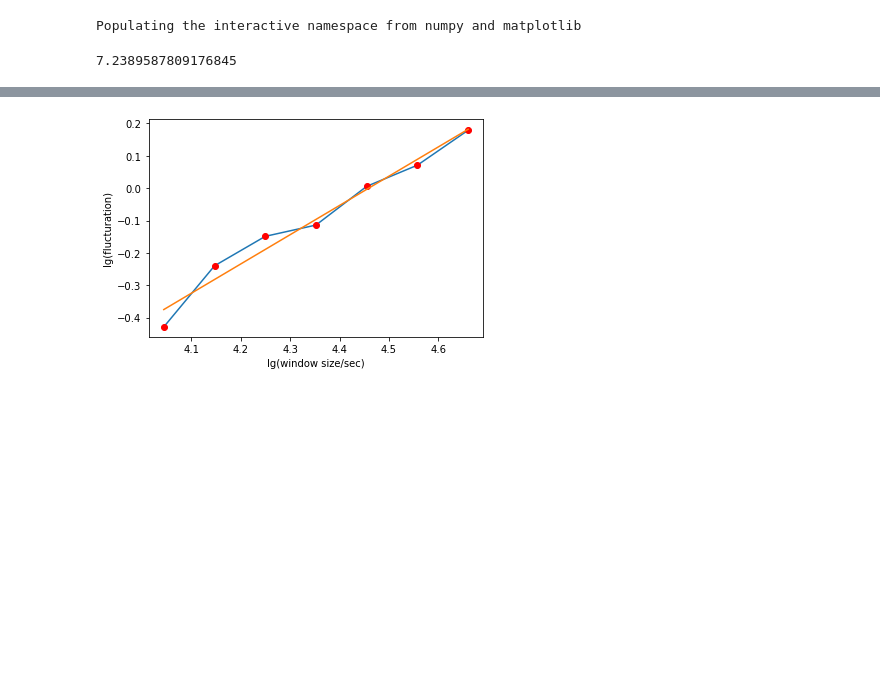
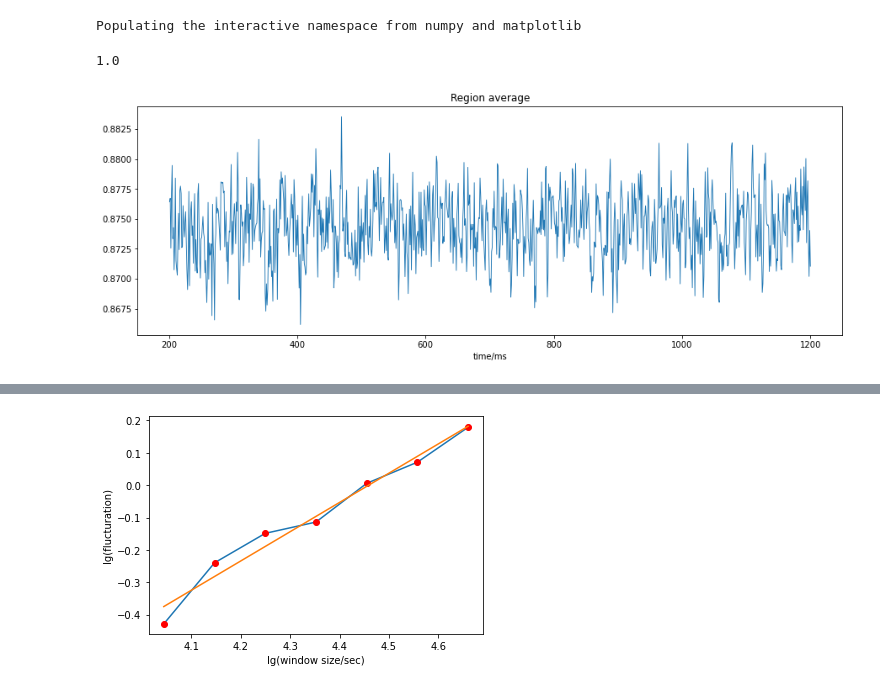
Before and after one commit to Nephiloso/tvb_model_analysis, a Jupyter notebook: model/plot_results.ipynb, the cells around one changed output, grey strips where cells are left out. Saved outputs shown, nothing was run; the diff lists cells and outputs as text; code cells hidden in the pictures; blank space fills up the shorter version.

```diff
--- a/model/plot_results.ipynb
+++ b/model/plot_results.ipynb
@@ -12,7 +15,13 @@ import plot_util
 # %%
-result_name = os.path.join(os.getcwd(),'data/2022-06-26_c_ee11.57199543729056_c_ei10.307919639315172_results.csv')
-_, data, dt = read_result(result_name)
+result_name = os.path.join(data_folder,'critical_states/2022-06-27_c_ee14_c_ei14_results.csv')
+data_t, data, dt = read_result(result_name)
 print(dt)
 # %% [output]
-7.2389587809176845
+1.0
+# %%
+intv = [200,1200]
+# %%
+_ = plot_util.plot_result(data_t, data, interval=intv)
+# %% [output]
+[figure, added]
 # %%
```
Also changed, not shown: parts of 8 cells of this notebook, 10 other files.
